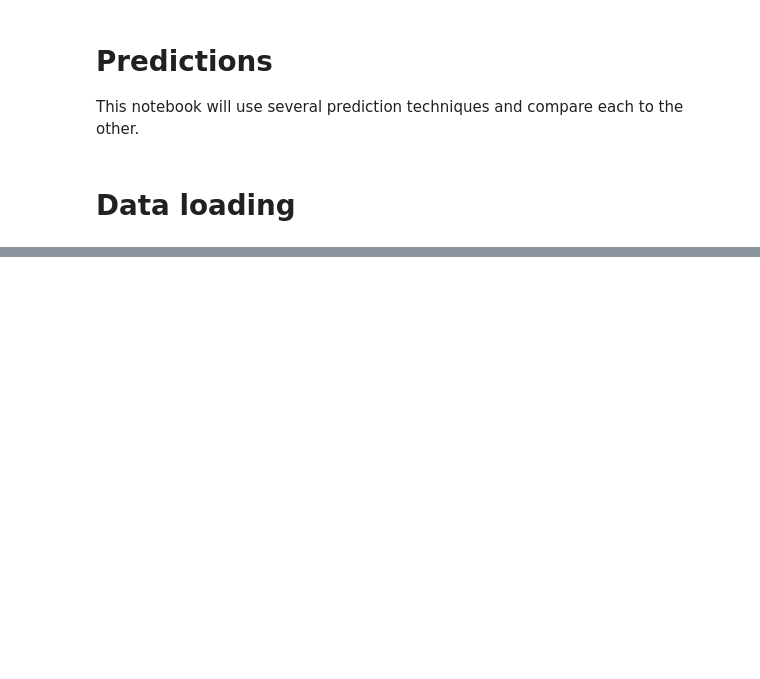
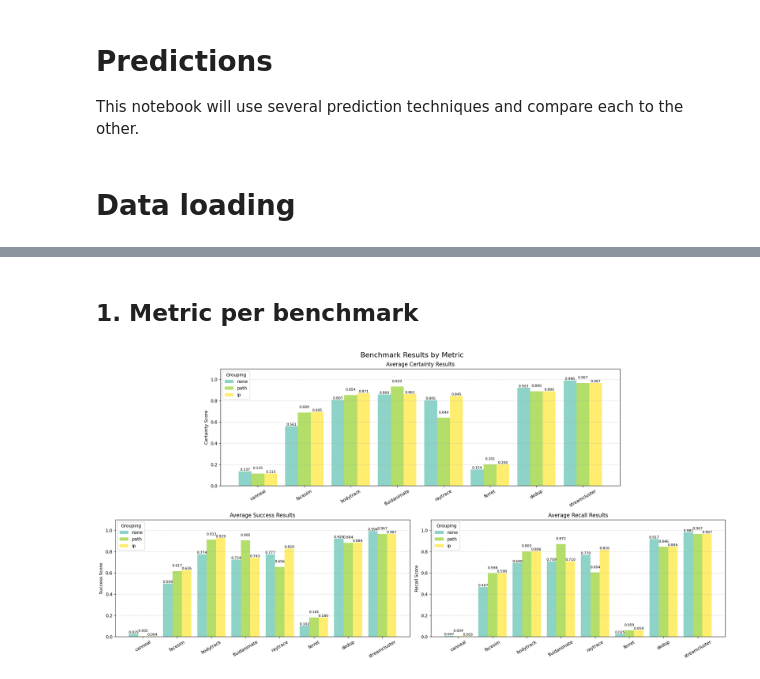
Before and after one commit to vigarov/new_ml_prefetching, a Jupyter notebook: prediction/predictions.ipynb, the cells around one changed output, grey strips where cells are left out. Cells and saved outputs as stored; diff of their text form; code cells hidden in the pictures; blank space fills up the shorter version.

```diff
--- a/prediction/predictions.ipynb
+++ b/prediction/predictions.ipynb
@@ -35,0 +80,4 @@ Inspect! canneal_200_50_58940: # of weird ips is 311
+# %%
+if TESTING:
+    lc3 = LeapConfig("per_pc",10,10)
+    res_per_pc = get_leap(lc3,ndf,enable_parallel=True)
@@ -35,0 +173,5 @@ Inspect! canneal_200_50_58940: # of weird ips is 311
+# %%
+import pickle
+
+with open('saved_results.pkl', 'wb') as f:
+    pickle.dump(all_results, f)
@@ -35,0 +203,28 @@ Inspect! canneal_200_50_58940: # of weird ips is 311
+# %%
+with open("full_other_h_res.pkl","rb") as f:
+    other_res = pickle.load(f)
+with open("saved_results.pkl","rb") as f:
+    ten_res = pickle.load(f)
+with open("next_other_h_res.pkl","rb") as f:
+    other_other_res = pickle.load(f)
+full_data = {}
+full_data.update(other_res)
+full_data.update(other_other_res)
+full_data[10] = ten_res
+all_results = ten_res
+
+for h,res_dict in full_data.items():
+    hot_patch_certainty(h,res_dict)
+# %%
+run_types = set()
+for benchmark in all_results.values():
+    # Just in case we're missing some run types in one of the runs
+    run_types.update(benchmark.keys())
+run_types = sorted(list(run_types))[::-1]
+benchmarks = list(all_results.keys())
+benchmark_labels = list([rid.program_name for rid in benchmarks])
+
+# ! Order matters
+METRICS = ['Certainty', 'Success', 'Recall']
+# %% [markdown]
+## 1. Metric per benchmark
@@ -35,0 +305,5 @@ Inspect! canneal_200_50_58940: # of weird ips is 311
+# %%
+fig = plot_per_benchmark_results(all_results)
+fig.savefig("out_figs/brm.png")
+# %% [output]
+[figure, added]
```
Also changed, not shown: parts of 47 cells of this notebook, 15 other files.
